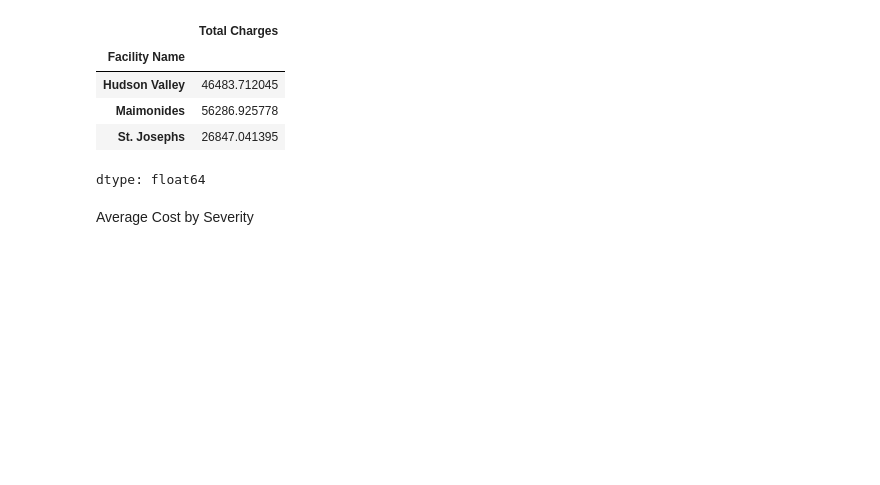
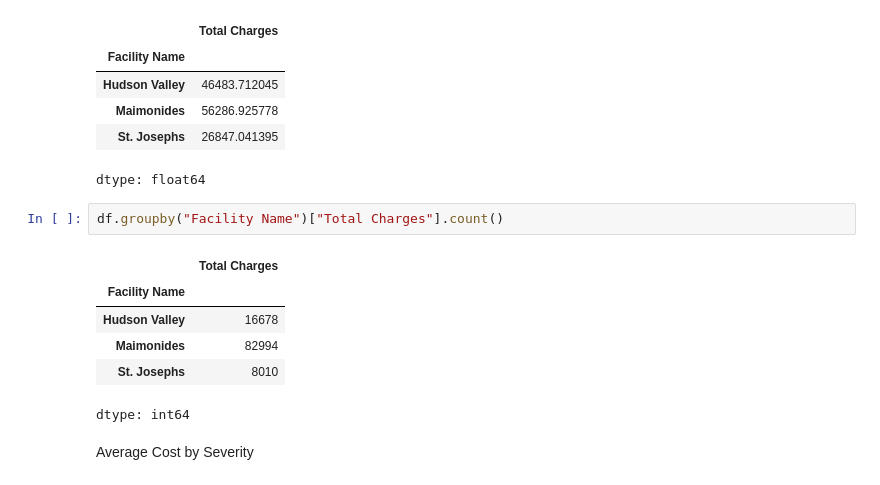
Before and after one commit to kpsalida/HospitalDischarges_Visualization, a Jupyter notebook: viz_eda.ipynb, the cells around one changed output. Cells and saved outputs as stored; diff of their text form; blank space fills up the shorter version.

```diff
--- a/viz_eda.ipynb
+++ b/viz_eda.ipynb
@@ -2096,6 +2155,15 @@ df.groupby("Facility Name")["Total Charges"].mean()
 | Maimonides | 56286.925778 |
 | St. Josephs | 26847.041395 |
 dtype: float64
+# %%
+df.groupby("Facility Name")["Total Charges"].count()
+# %% [output]
+|  | Total Charges |
+| Facility Name |  |
+| Hudson Valley | 16678 |
+| Maimonides | 82994 |
+| St. Josephs | 8010 |
+dtype: int64
 # %% [markdown]
 Average Cost by Severity
 # %%
```
Also changed, not shown: parts of 28 cells of this notebook.
